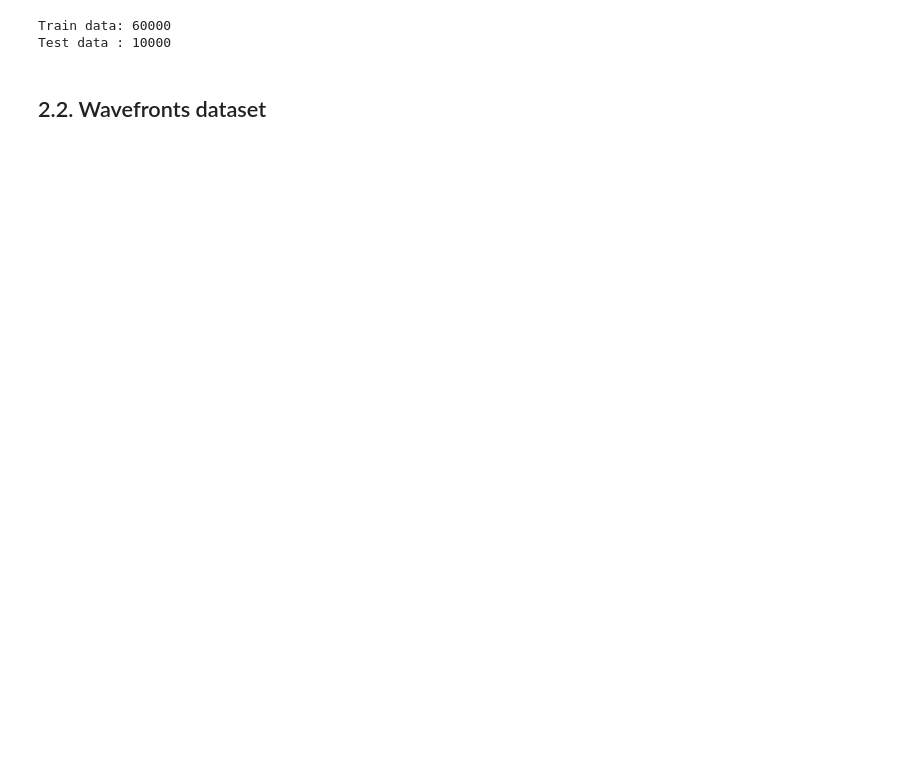
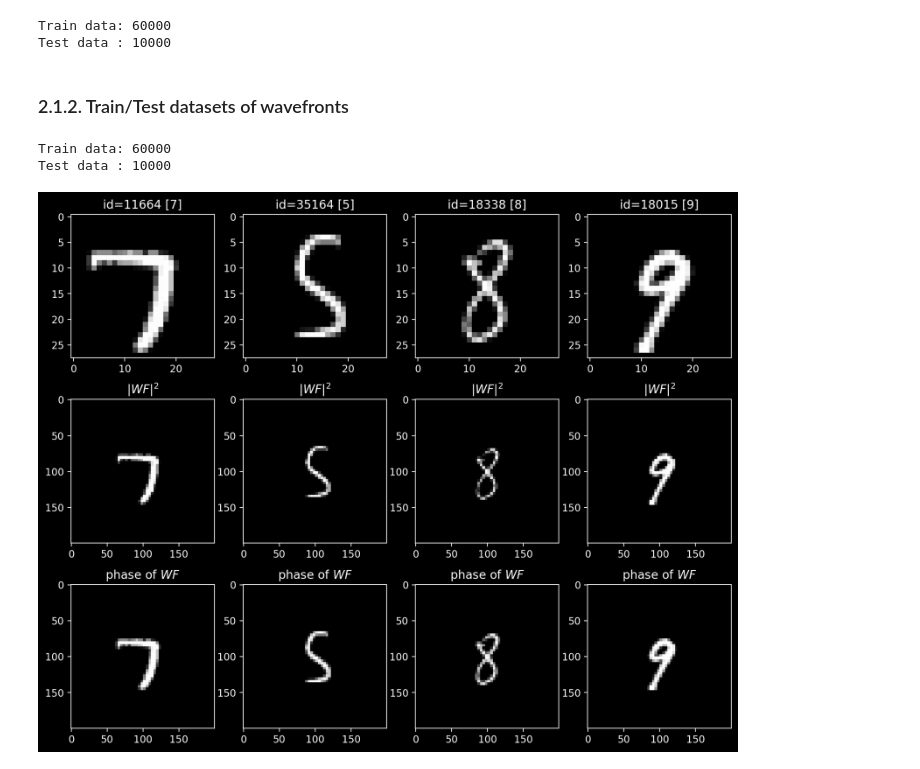
Before and after one commit to antoshkabest/SVETlANNa, a Jupyter notebook: examples/pipeline/02_mnist_pipeline.ipynb, the cells around one changed output. Cells and saved outputs as stored; diff of their text form; code cells hidden in the pictures; blank space fills up the shorter version.

```diff
--- a/examples/pipeline/02_mnist_pipeline.ipynb
+++ b/examples/pipeline/02_mnist_pipeline.ipynb
@@ -114,4 +110,21 @@ print(f'Test data : {len(mnist_test_ds)}')
 Train data: 60000
 Test data : 10000
 # %% [markdown]
-## 2.2. Wavefronts dataset
+### 2.1.2. Train/Test datasets of wavefronts
+# %%
+image_transform_for_ds = transforms.Compose(
+  [
+      transforms.ToTensor(),
+      transforms.Resize(
+          size=(int(y_layer_nodes / 2), int(x_layer_nodes / 2)),
+          interpolation=InterpolationMode.NEAREST,
+      ),
+  ]
+)
+# %%
+# TRAIN dataset of WAVEFRONTS
+mnist_wf_train_ds = WavefrontsDatasetSimple(
+    images_ds=mnist_train_ds,  # dataset of images
+    image_transforms_comp=image_transform_for_ds,  # image transformation
+    sim_params=sim_params,  # simulation parameters
+)
@@ -117,0 +138,37 @@ Test data : 10000
+# %%
+print(f'Train data: {len(mnist_train_ds)}')
+print(f'Test data : {len(mnist_test_ds)}')
+# %% [output]
+Train data: 60000
+Test data : 10000
+# %%
+# plot several EXAMPLES from TRAIN dataset
+n_examples= 4  # number of examples to plot
+# choosing indecies of images (from train) to plot
+train_examples_ids = random.sample(range(len(mnist_train_ds)), n_examples)
+
+all_examples_wavefronts = []
+
+n_lines = 3
+fig, axs = plt.subplots(n_lines, n_examples, figsize=(n_examples * 3, n_lines * 3.2))
+for ind_ex, ind_train in enumerate(train_examples_ids):
+    image, label = mnist_train_ds[ind_train]
+
+    axs[0][ind_ex].set_title(f'id={ind_train} [{label}]')
+    axs[0][ind_ex].imshow(image, cmap='gray')
+
+    wavefront, wf_label = mnist_wf_train_ds[ind_train]
+    assert isinstance(wavefront, Wavefront)
+
+    all_examples_wavefronts.append(wavefront)
+
+    axs[1][ind_ex].set_title(f'$|WF|^2$')
+    # here we can plot intensity for a wavefront
+    axs[1][ind_ex].imshow(wavefront.intensity[0], cmap='gray')
+
+    axs[2][ind_ex].set_title(f'phase of $WF$')
+    axs[2][ind_ex].imshow(wavefront.phase[0], cmap='gray')
+
+plt.show()
+# %% [output]
+[figure, added]
```
Also changed, not shown: parts of 14 cells of this notebook.
